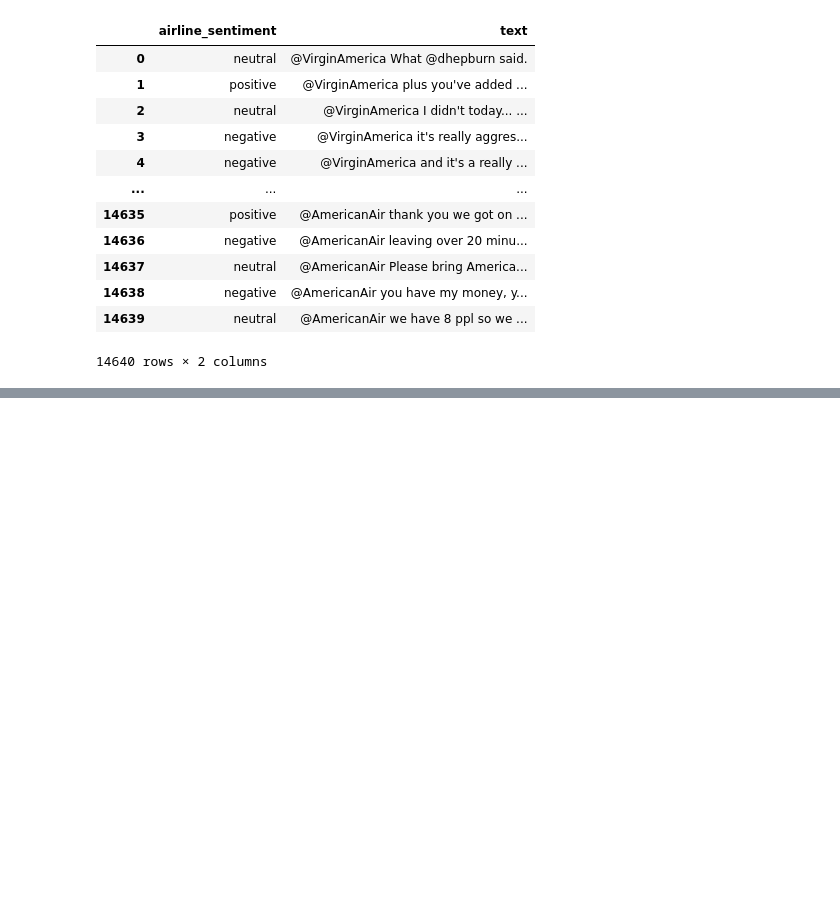
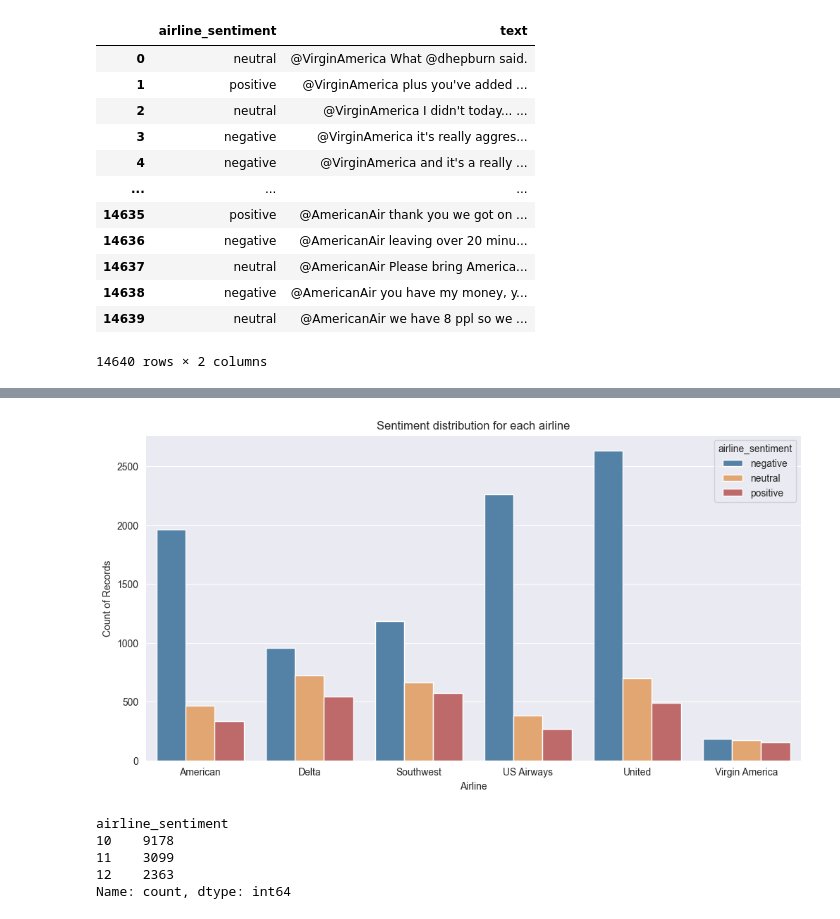
Before and after one commit to Dackohn/ExcaliburAiProject, a Jupyter notebook: app/test.ipynb, the cells around one changed output, grey strips where cells are left out. Saved outputs shown, nothing was run; the diff lists cells and outputs as text; code cells hidden in the pictures; blank space fills up the shorter version.

```diff
--- a/app/test.ipynb
+++ b/app/test.ipynb
@@ -142,0 +172,3 @@ print(X)
+# %%
+sentiment_airline = data.groupby(['airline', 'airline_sentiment']).size().reset_index(name='count')
+print(sentiment_airline)
@@ -142,0 +195,33 @@ print(X)
+# %%
+plt.figure(figsize=(12, 6))
+sns.set_style("darkgrid")
+
+# Creează graficul bară
+sns.barplot(
+    data=sentiment_airline,
+    x='airline',
+    y='count',
+    hue='airline_sentiment',
+    palette={'negative': '#4682B4', 'neutral': '#F4A460', 'positive': '#CD5C5C'}
+
+)
+
+# Adaugă titlu și etichete
+plt.title('Sentiment distribution for each airline')
+plt.xlabel('Airline')
+plt.ylabel('Count of Records')
+
+# Afișează graficul
+plt.show()
+# %% [output]
+[figure, added]
+# %%
+y = data['airline_sentiment'].map({'positive': 12, 'neutral': 11, 'negative': 10})
+y=data['negativereason'].map({'Customer Service Issue': 0, 'Late Flight': 1, "Can't Tell": 2, 'Cancelled Flight': 3, 'Lost Luggage': 4, 'Bad Flight': 5, 'Flight Booking Problems': 6, 'Flight Attendant Complaints': 7, 'longlines': 8, 'Damaged Luggage': 9})
+y.value_counts()
+# %% [output]
+airline_sentiment
+10    9178
+11    3099
+12    2363
+Name: count, dtype: int64
```
Also changed, not shown: parts of 12 cells of this notebook.
